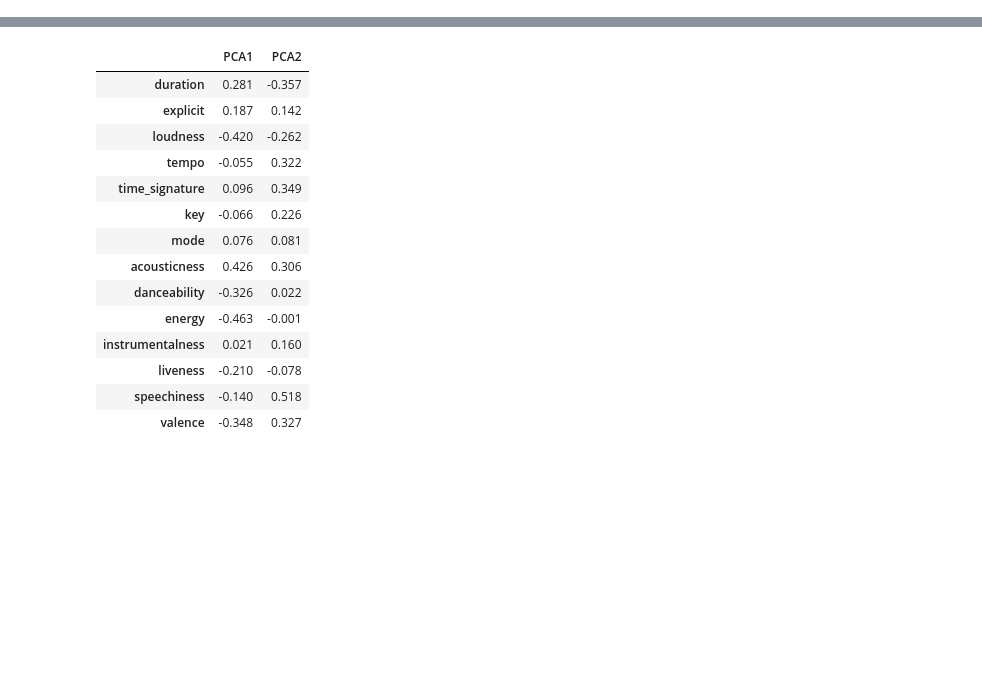
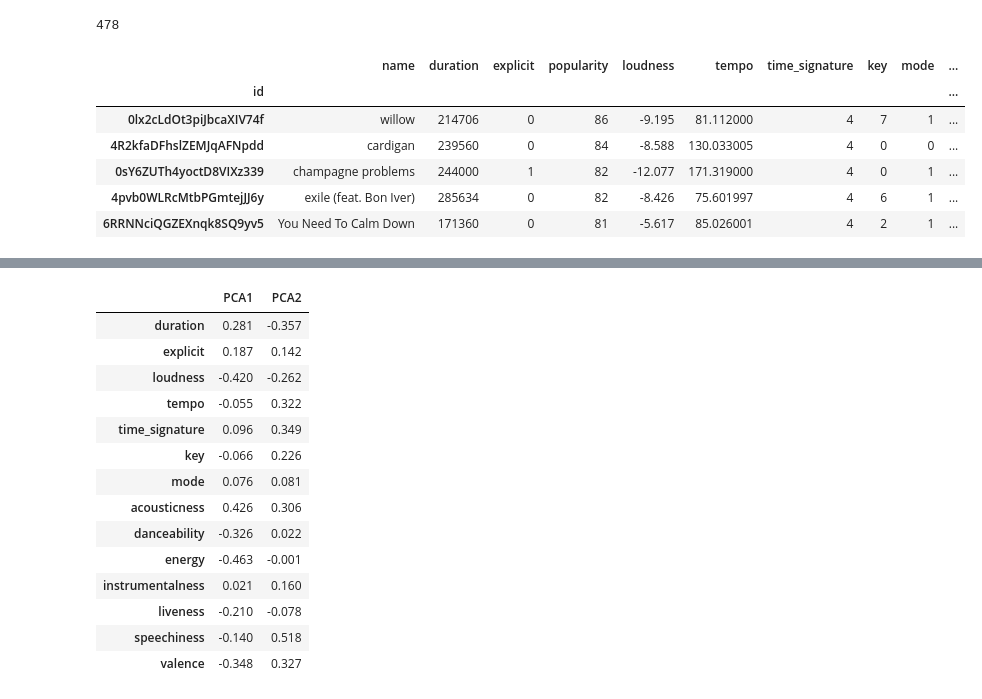
Before and after one commit to octoclonius/Data-Science-Project, a Jupyter notebook: artist_visualization.ipynb, the cells around one changed output, grey strips where cells are left out. Drawn from its saved outputs; the diff is of its cells as text; code cells hidden in the pictures; blank space fills up the shorter version.

```diff
--- a/artist_visualization.ipynb
+++ b/artist_visualization.ipynb
@@ -16,4 +16,24 @@ pd.set_option('display.max_rows', None)
 pd.set_option('display.max_columns', None)
 pd.set_option('display.max_colwidth', None)
 # %%
-df = pd.read_csv(PATH_CSV, nrows=SAMPLE_SIZE)
+def to_str(x):
+    return x[2:-1]
+
+def to_list(x):
+    return [y for y in to_str(x).split(',')]
+
+df_complete = pd.read_csv(
+    PATH_CSV,
+    converters={
+        'id': to_str, 'name': to_str, 'duration': np.int32, 'explicit': np.int32,
+        'popularity': np.int32, 'loudness': np.float32, 'tempo': np.float32,
+        'time_signature': np.int32, 'key': np.int32, 'mode': np.int32, 'acousticness': np.float32,
+        'danceability': np.float32, 'energy': np.float32, 'instrumentalness': np.float32,
+        'liveness': np.float32, 'speechiness': np.float32, 'valence': np.float32,
+        'artist_ids': to_list, 'artist_names': to_list, 'artist_followers': to_list,
+        'artist_popularities': to_list, 'album_ids': to_list, 'album_names': to_list,
+        'album_types': to_list, 'album_release_dates': to_list, 'album_popularities': to_list,
+        'genres': to_list
+    }
+)
+df_complete.head()
@@ -25,3 +52,18 @@ artist_df['album_names_cleaned'] = artist_df['album_names'].str.replace('[^a-zA-
+# %%
+df = df.set_index('id')
+df = df[df['artist_names'].apply(lambda x: 'Taylor Swift' in x)]
+df = df.sort_values(by='popularity', ascending=False)
+print(len(df))
+df.head()
+# %% [output]
+478
+|  | name | duration | explicit | popularity | loudness | tempo | time_signature | key | mode | ... |
+| id |  |  |  |  |  |  |  |  |  | ... |
+| 0lx2cLdOt3piJbcaXIV74f | willow | 214706 | 0 | 86 | -9.195 | 81.112000 | 4 | 7 | 1 | ... |
+| 4R2kfaDFhslZEMJqAFNpdd | cardigan | 239560 | 0 | 84 | -8.588 | 130.033005 | 4 | 0 | 0 | ... |
+| 0sY6ZUTh4yoctD8VIXz339 | champagne problems | 244000 | 1 | 82 | -12.077 | 171.319000 | 4 | 0 | 1 | ... |
+| 4pvb0WLRcMtbPGmtejJJ6y | exile (feat. Bon Iver) | 285634 | 0 | 82 | -8.426 | 75.601997 | 4 | 6 | 1 | ... |
+| 6RRNNciQGZEXnqk8SQ9yv5 | You Need To Calm Down | 171360 | 0 | 81 | -5.617 | 85.026001 | 4 | 2 | 1 | ... |
 # %%
 desired_albums = ['evermore', '1989', 'Red', 'Fearless', 'folklore']
 # %%
```
Also changed, not shown: parts of 9 cells of this notebook, 5 other files.
